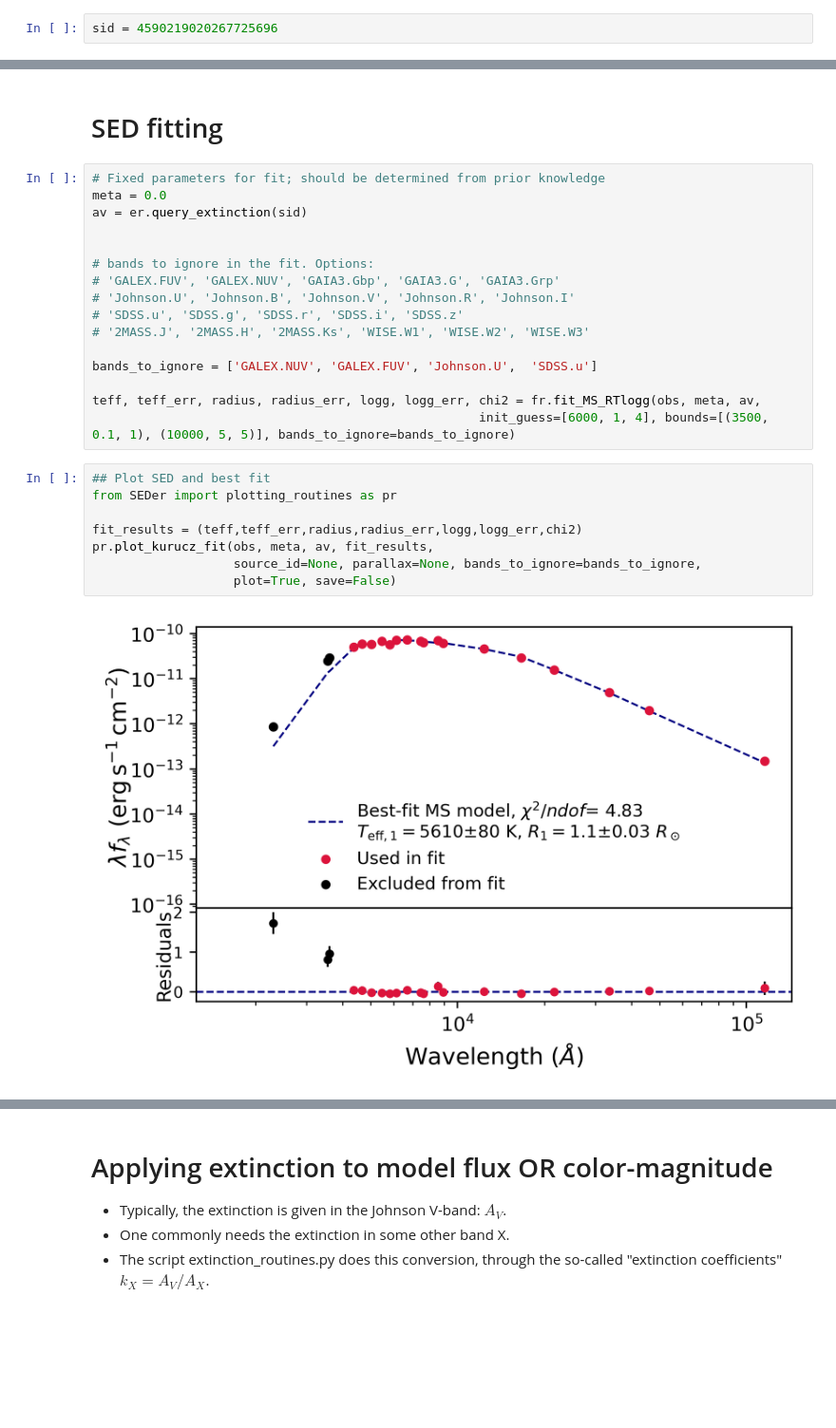
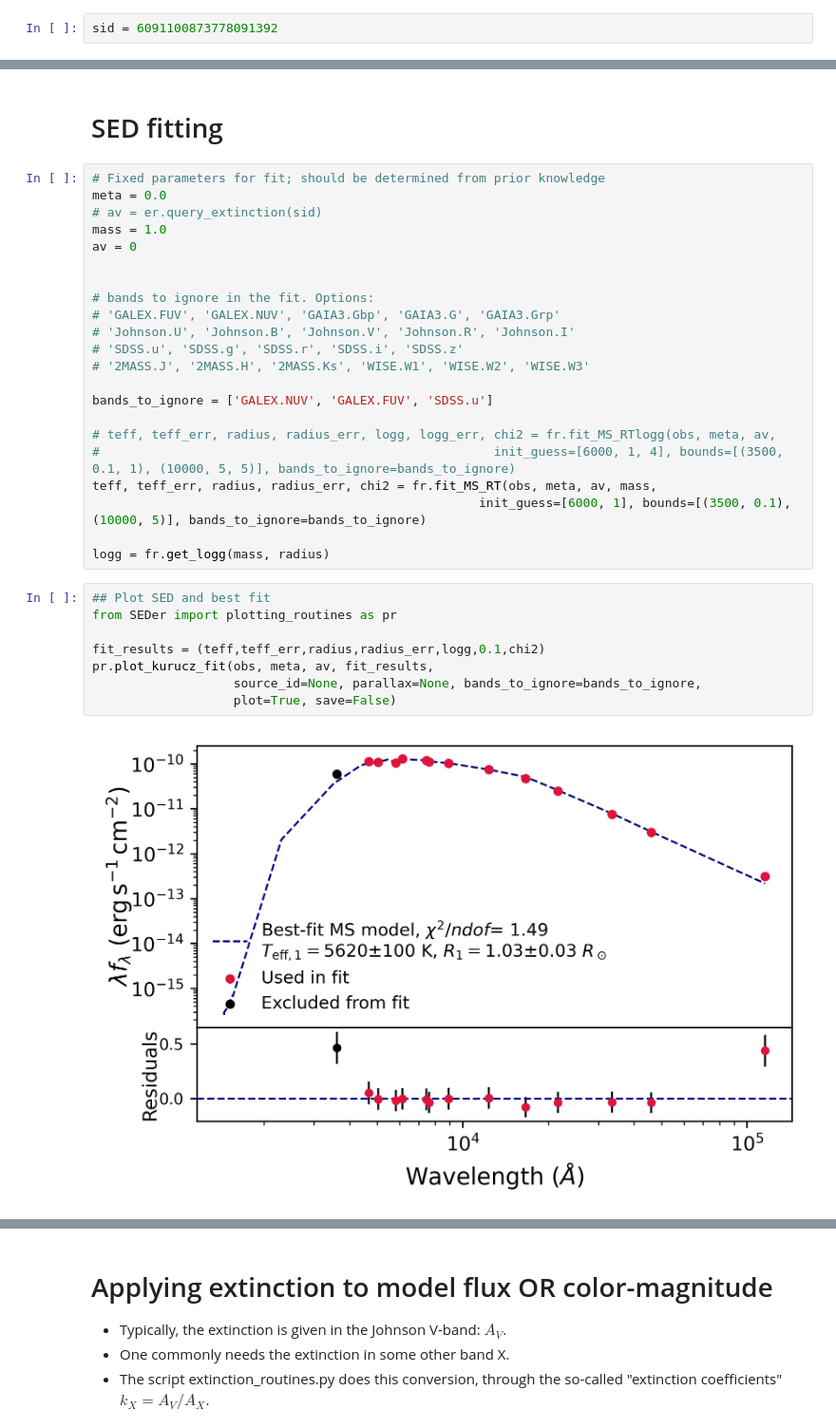
Before and after one commit to orenir49/SED_WIS, a Jupyter notebook: notebooks/example.ipynb, the cells around one changed output, grey strips where cells are left out. Shown at 95% size. Cells and saved outputs as stored; diff of their text form; blank space fills up the shorter version.

```diff
--- a/notebooks/example.ipynb
+++ b/notebooks/example.ipynb
@@ -29,6 +31,6 @@ wd = sr.get_wd_bedard_sed(teff=10000, m=0.3, parallax=1.1538, core='He',atm='H')
 # %% [markdown]
 # Get observed photometry for a Gaia source
 # %%
-sid = 4590219020267725696
+sid = 6091100873778091392
 # %%
 obs,flags = brr.get_photometry_single_source(sid, snr_lim=10)
@@ -37,7 +50,9 @@ obs,flags = brr.get_photometry_single_source(sid, snr_lim=10)
 # %%
 # Fixed parameters for fit; should be determined from prior knowledge
 meta = 0.0
-av = er.query_extinction(sid)
+# av = er.query_extinction(sid)
+mass = 1.0
+av = 0
 
 
 # bands to ignore in the fit. Options:
@@ -46,17 +61,21 @@ av = er.query_extinction(sid)
 # 'SDSS.u', 'SDSS.g', 'SDSS.r', 'SDSS.i', 'SDSS.z'
 # '2MASS.J', '2MASS.H', '2MASS.Ks', 'WISE.W1', 'WISE.W2', 'WISE.W3'
 
-bands_to_ignore = ['GALEX.NUV', 'GALEX.FUV', 'Johnson.U',  'SDSS.u']
+bands_to_ignore = ['GALEX.NUV', 'GALEX.FUV', 'SDSS.u']
 
-teff, teff_err, radius, radius_err, logg, logg_err, chi2 = fr.fit_MS_RTlogg(obs, meta, av,
-                                                    init_guess=[6000, 1, 4], bounds=[(3500, 0.1, 1), (10000, 5, 5)], bands_to_ignore=bands_to_ignore)
+# teff, teff_err, radius, radius_err, logg, logg_err, chi2 = fr.fit_MS_RTlogg(obs, meta, av,
+#                                                     init_guess=[6000, 1, 4], bounds=[(3500, 0.1, 1), (10000, 5, 5)], bands_to_ignore=bands_to_ignore)
+teff, teff_err, radius, radius_err, chi2 = fr.fit_MS_RT(obs, meta, av, mass,
+                                                    init_guess=[6000, 1], bounds=[(3500, 0.1), (10000, 5)], bands_to_ignore=bands_to_ignore)
+
+logg = fr.get_logg(mass, radius)
 # %%
 ## Plot SED and best fit
 from SEDer import plotting_routines as pr
 
-fit_results = (teff,teff_err,radius,radius_err,logg,logg_err,chi2)
+fit_results = (teff,teff_err,radius,radius_err,logg,0.1,chi2)
 pr.plot_kurucz_fit(obs, meta, av, fit_results,
                    source_id=None, parallax=None, bands_to_ignore=bands_to_ignore,
                    plot=True, save=False)
 # %% [output]
-[figure, old version]
+[figure, new version]
```
Also changed, not shown: parts of 9 cells of this notebook, 4 other files.
